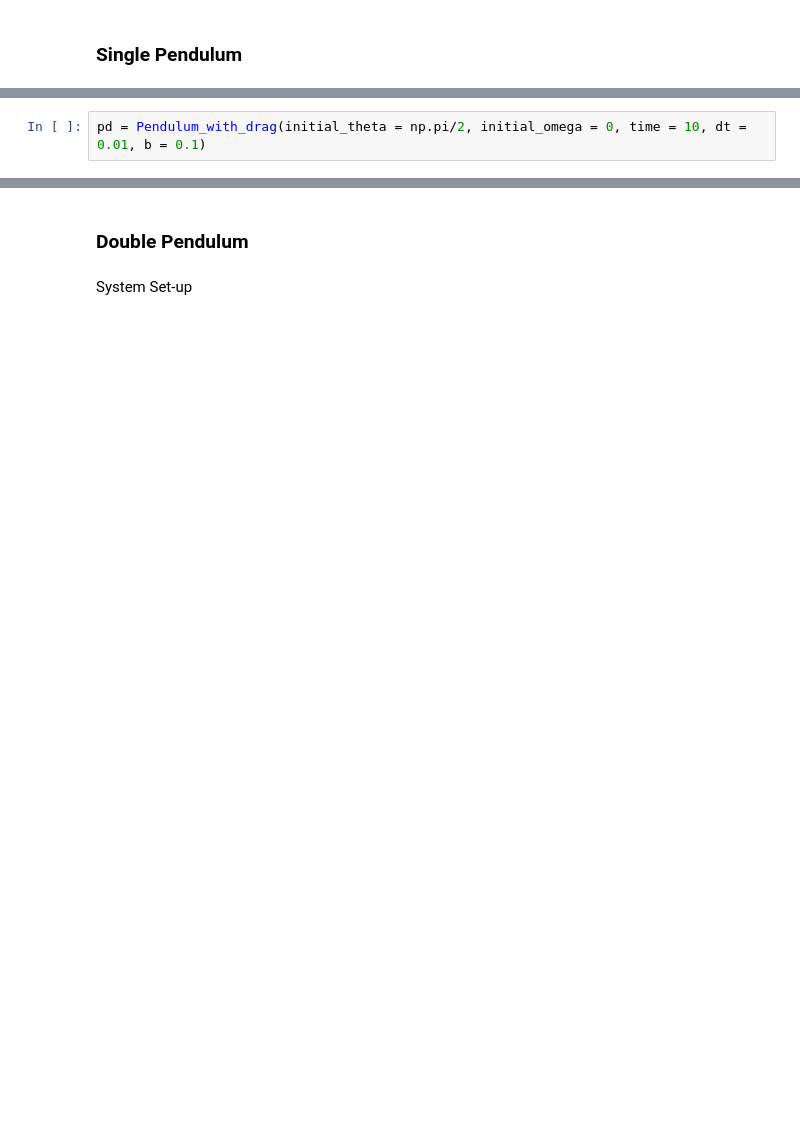
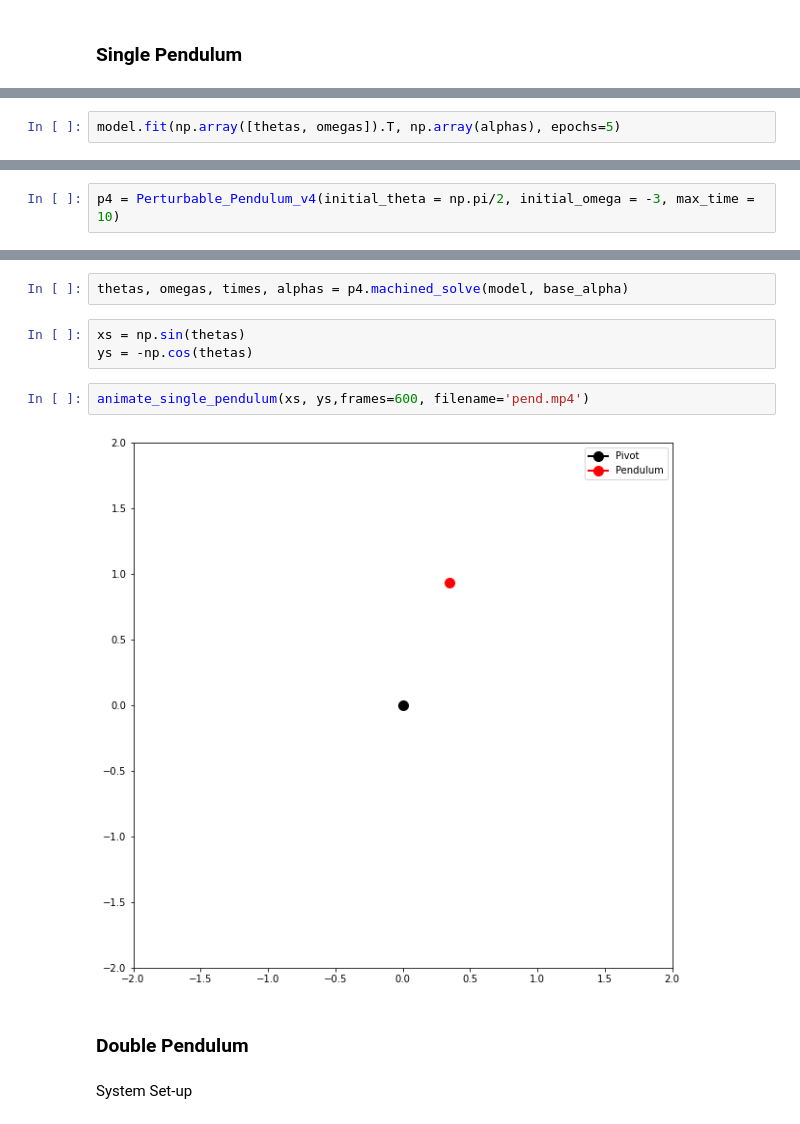
Before and after one commit to jmgpgit/Pendulum, a Jupyter notebook: src/pendulum.ipynb, the cells around one changed output, grey strips where cells are left out. Cells and saved outputs as stored; diff of their text form; blank space fills up the shorter version.

```diff
--- a/src/pendulum.ipynb
+++ b/src/pendulum.ipynb
@@ -103,0 +305,2 @@ class Pendulum_with_drag:
+# %%
+model.fit(np.array([thetas, omegas]).T, np.array(alphas), epochs=5)
@@ -104,2 +319,2 @@ class Pendulum_with_drag:
 # %%
-pd = Pendulum_with_drag(initial_theta = np.pi/2, initial_omega = 0, time = 10, dt = 0.01, b = 0.1)
+p4 = Perturbable_Pendulum_v4(initial_theta = np.pi/2, initial_omega = -3, max_time = 10)
@@ -140 +321,10 @@ anim.save('pend.mp4', writer = 'ffmpeg', fps = 30)
+# %%
+thetas, omegas, times, alphas = p4.machined_solve(model, base_alpha)
+# %%
+xs = np.sin(thetas)
+ys = -np.cos(thetas)
+# %%
+animate_single_pendulum(xs, ys,frames=600, filename='pend.mp4')
+# %% [output]
+[figure, added]
 # %% [markdown]
```
Also changed, not shown: parts of 39 cells of this notebook, 2 other files.
